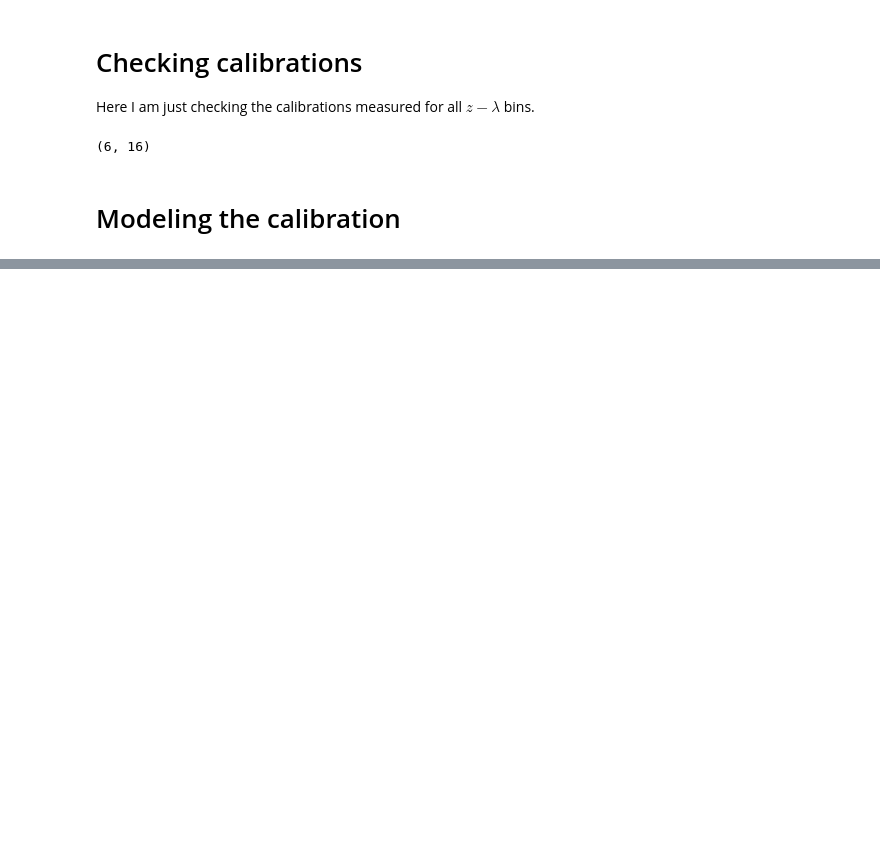
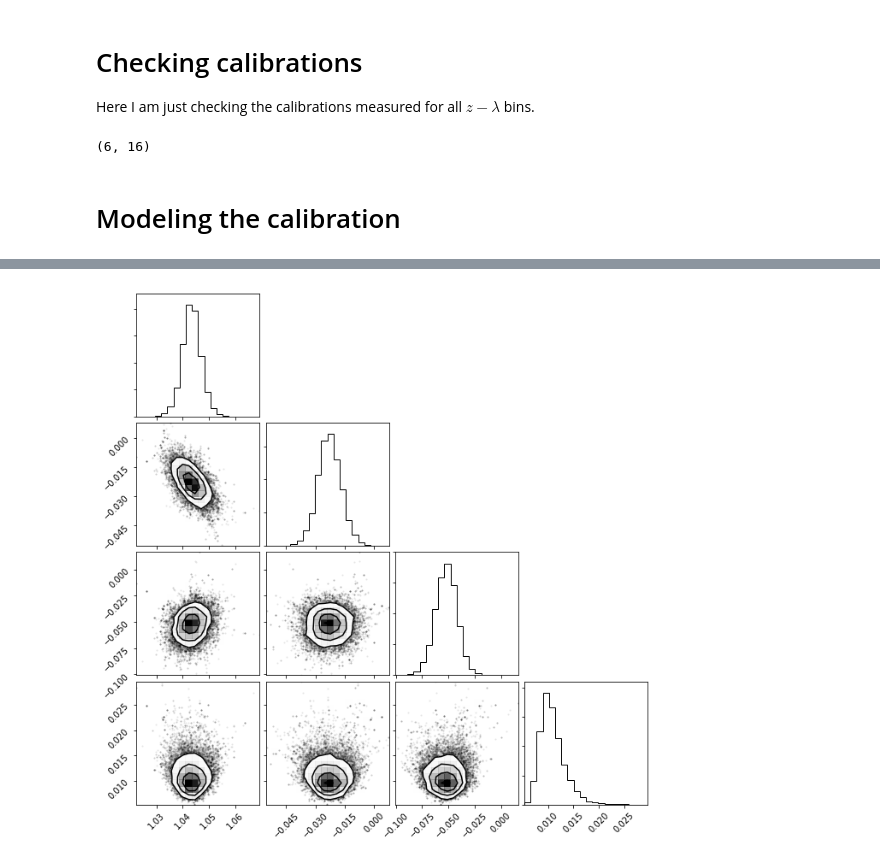
Before and after one commit to tmcclintock/MassBias, a Jupyter notebook: calibration_fits/Checking calibrations.ipynb, the cells around one changed output, grey strips where cells are left out. Saved outputs shown, nothing was run; the diff lists cells and outputs as text; code cells hidden in the pictures; blank space fills up the shorter version.

```diff
--- a/calibration_fits/Checking calibrations.ipynb
+++ b/calibration_fits/Checking calibrations.ipynb
@@ -106,0 +111,6 @@ ax.set_ylim(.95,1.15)
+# %%
+ndim = 4
+nwalkers = 32
+nsteps = 1000
+nburn = 200
+sampler = emcee.EnsembleSampler(nwalkers, ndim, lnlike, args=(args,), threads=4)
@@ -106,0 +136,7 @@ ax.set_ylim(.95,1.15)
+# %%
+chain = sampler.flatchain
+lnlikes = sampler.flatlnprobability
+fig = corner.corner(chain)
+cov = np.cov(chain.T)
+# %% [output]
+[figure, added]
```
Also changed, not shown: parts of 11 cells of this notebook.
